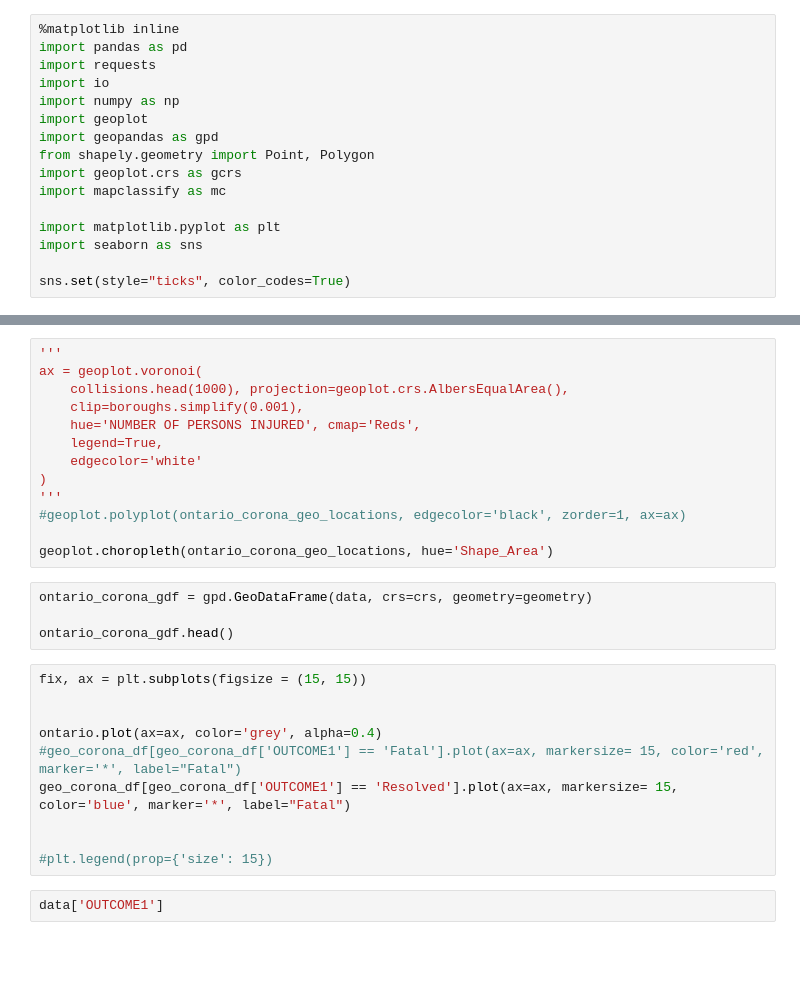
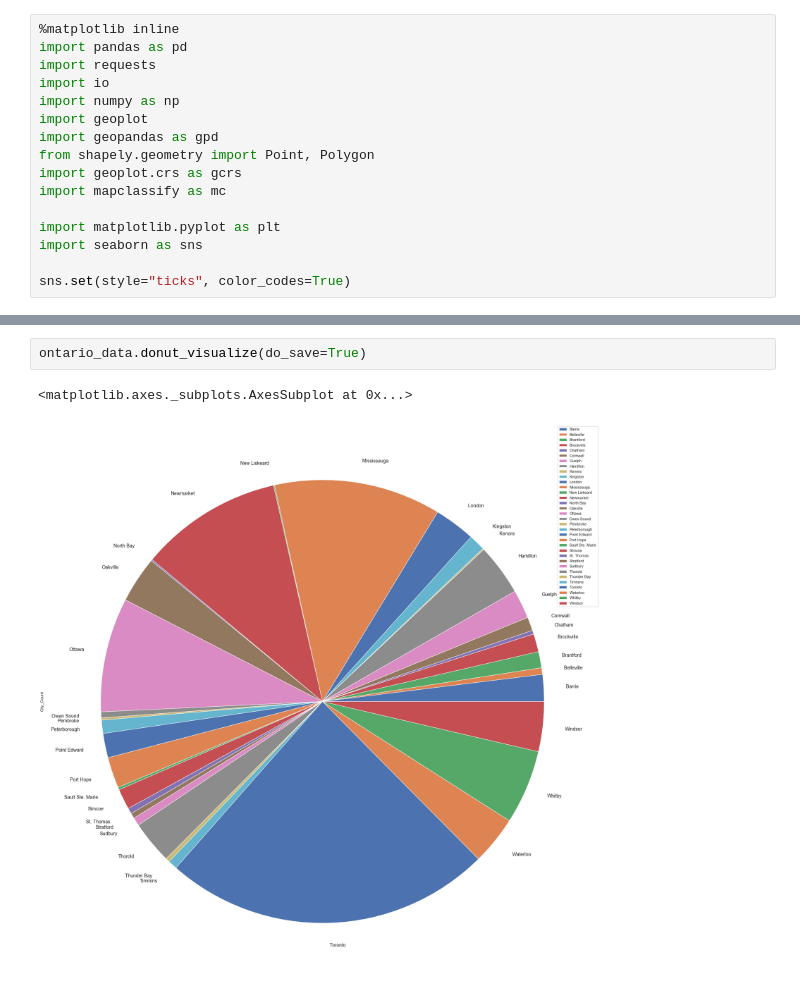
Before and after one commit to faraz2023/covid19, a Jupyter notebook: visualizer.ipynb, the cells around one changed output, grey strips where cells are left out. Drawn from its saved outputs; the diff is of its cells as text; blank space fills up the shorter version.

```diff
--- a/visualizer.ipynb
+++ b/visualizer.ipynb
@@ -245,29 +190,5 @@ cbar = fig.colorbar(sm)
-# %%
-'''
-ax = geoplot.voronoi(
-    collisions.head(1000), projection=geoplot.crs.AlbersEqualArea(),
-    clip=boroughs.simplify(0.001),
-    hue='NUMBER OF PERSONS INJURED', cmap='Reds',
-    legend=True,
-    edgecolor='white'
-)
-'''
-#geoplot.polyplot(ontario_corona_geo_locations, edgecolor='black', zorder=1, ax=ax)
-
-geoplot.choropleth(ontario_corona_geo_locations, hue='Shape_Area')
-# %%
-ontario_corona_gdf = gpd.GeoDataFrame(data, crs=crs, geometry=geometry)
-
-ontario_corona_gdf.head()
-# %%
-fix, ax = plt.subplots(figsize = (15, 15))
-
-
-ontario.plot(ax=ax, color='grey', alpha=0.4)
-#geo_corona_df[geo_corona_df['OUTCOME1'] == 'Fatal'].plot(ax=ax, markersize= 15, color='red', marker='*', label="Fatal")
-geo_corona_df[geo_corona_df['OUTCOME1'] == 'Resolved'].plot(ax=ax, markersize= 15, color='blue', marker='*', label="Fatal")
-
-
-#plt.legend(prop={'size': 15})
-# %%
-data['OUTCOME1']
+# %%
+ontario_data.donut_visualize(do_save=True)
+# %% [output]
+<matplotlib.axes._subplots.AxesSubplot at 0x...>
+[figure, added]
```
Also changed, not shown: parts of 10 cells of this notebook.
